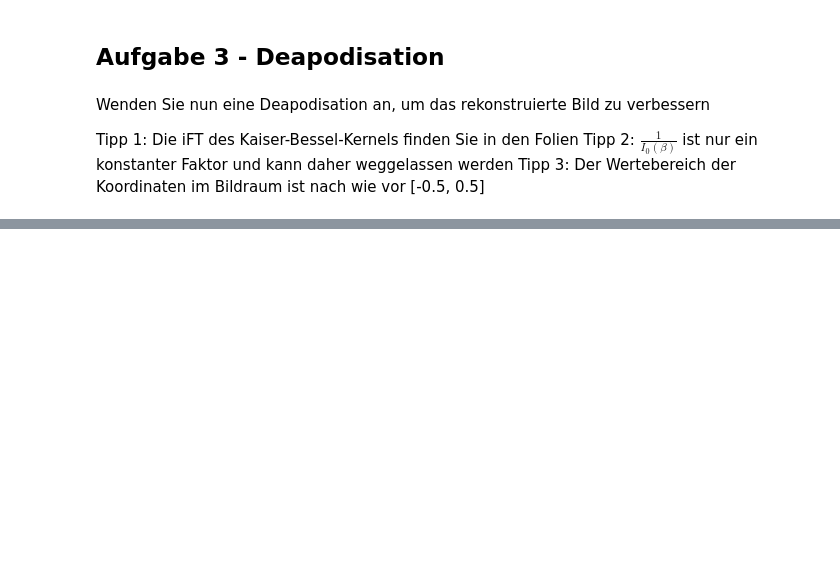
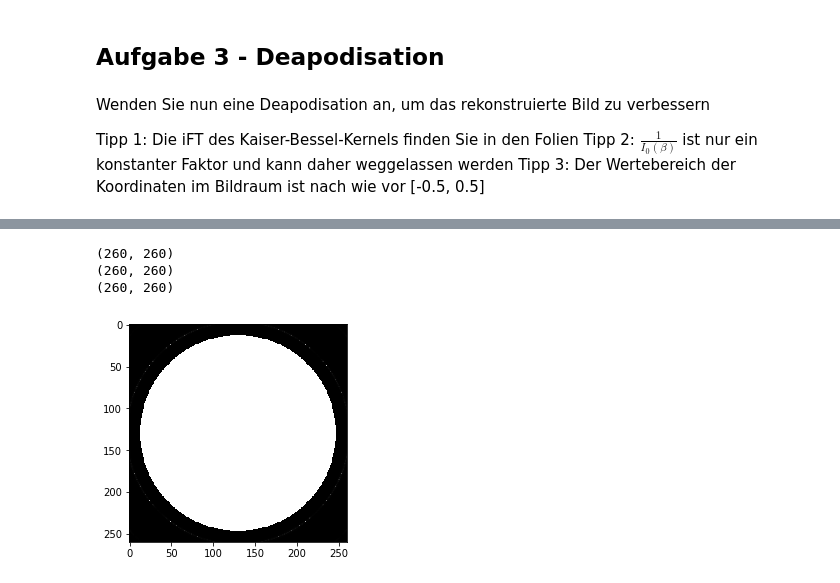
Before and after one commit to DaveMichaelson/Magnetresonanzbildgebung, a Jupyter notebook: 07.ipynb, the cells around one changed output, grey strips where cells are left out. Saved outputs shown, nothing was run; the diff lists cells and outputs as text; code cells hidden in the pictures; blank space fills up the shorter version.

```diff
--- a/07.ipynb
+++ b/07.ipynb
@@ -129,0 +157,19 @@ Tipp 3: Der Wertebereich der Koordinaten im Bildraum ist nach wie vor [-0.5, 0.5
+# %%
+# Diesen Ansatz konnte ich nicht ausführen, weil es sich immer aufhängt
+x = np.mgrid[-0.5:0.5:256j, -0.5:0.5:256j]
+part = (np.pi * kernel_width * x)
+part = np.tensordot(part, part, axes=([0], [0]))
+print(part.shape)
+inverse_kaiser_kernel = np.sin(np.sqrt(part - beta ** 2, dtype=complex)) / np.sqrt(part - beta ** 2, dtype=complex)
+
+print(inverse_kaiser_kernel.shape)
+
+dead_image = nufft_image / inverse_kaiser_kernel
+print(dead_image.shape)
+
+imshow(dead_image)
+# %% [output]
+(260, 260)
+(260, 260)
+(260, 260)
+[figure, added]
```
Also changed, not shown: parts of 5 cells of this notebook, 3 other files.
